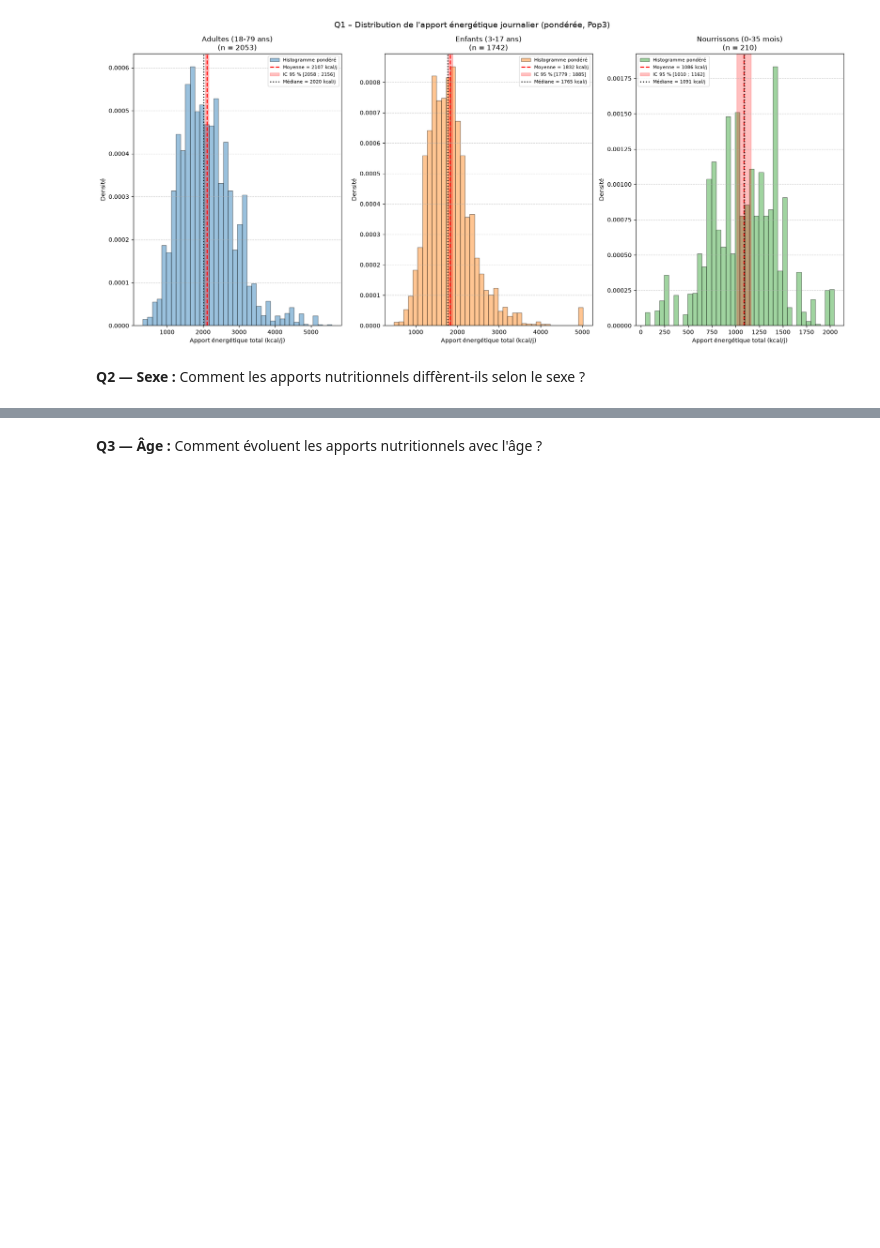
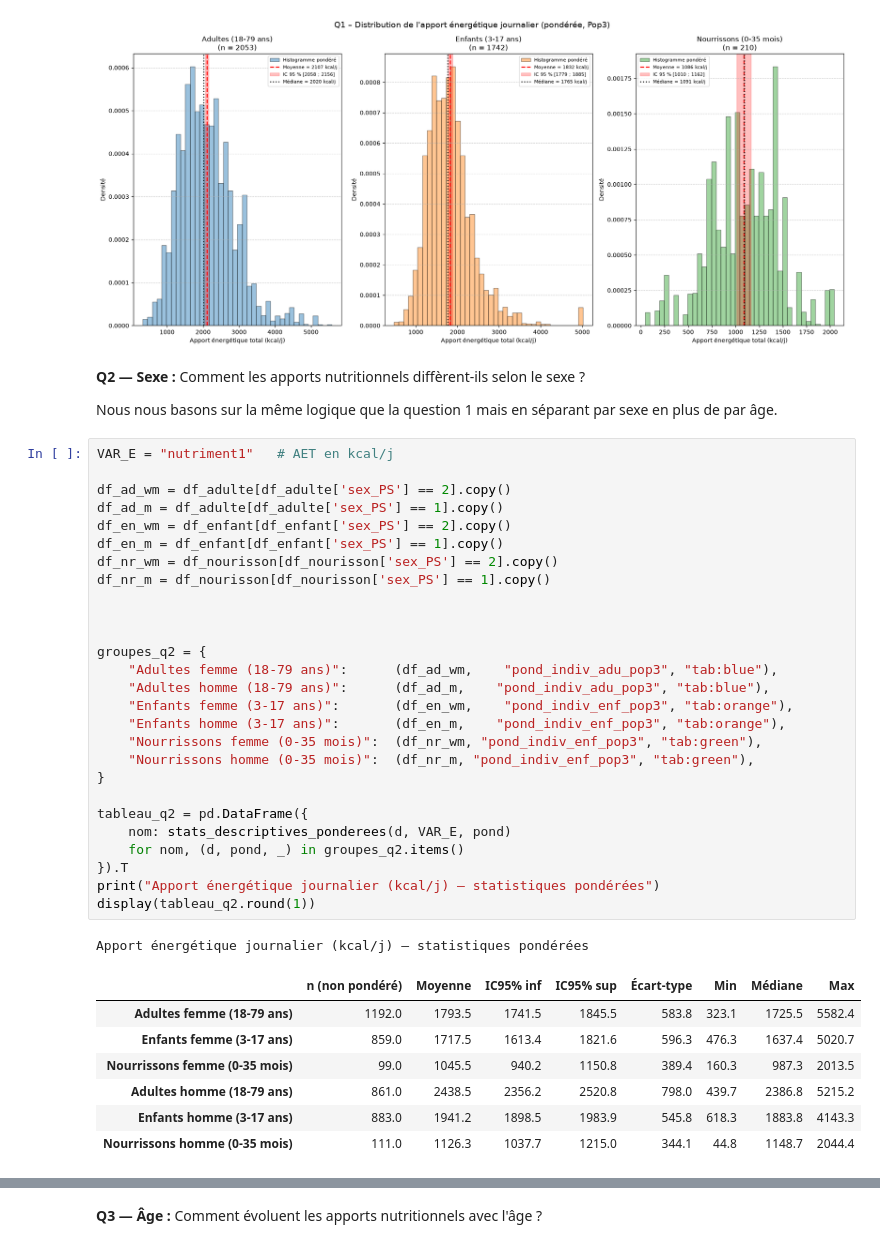
Before and after one commit to Mithrafk/Projet_Collab_Sabine, a Jupyter notebook: TP7/7_Projet_21-10_Sab.ipynb, the cells around one changed output, grey strips where cells are left out. Cells and saved outputs as stored; diff of their text form; blank space fills up the shorter version.

Commit message:
'21/10/2026 Question2'

```diff
--- a/TP7/7_Projet_21-10_Sab.ipynb
+++ b/TP7/7_Projet_21-10_Sab.ipynb
@@ -694,3 +692,41 @@ plt.show()
 # %% [markdown]
 **Q2 — Sexe :**
 Comment les apports nutritionnels diffèrent-ils selon le sexe ?
+
+Nous nous basons sur la même logique que la question 1 mais en séparant par sexe en plus de par âge.
+# %%
+VAR_E = "nutriment1"   # AET en kcal/j
+
+df_ad_wm = df_adulte[df_adulte['sex_PS'] == 2].copy()
+df_ad_m = df_adulte[df_adulte['sex_PS'] == 1].copy()
+df_en_wm = df_enfant[df_enfant['sex_PS'] == 2].copy()
+df_en_m = df_enfant[df_enfant['sex_PS'] == 1].copy()
+df_nr_wm = df_nourisson[df_nourisson['sex_PS'] == 2].copy()
+df_nr_m = df_nourisson[df_nourisson['sex_PS'] == 1].copy()
+
+
+
+groupes_q2 = {
+    "Adultes femme (18-79 ans)":      (df_ad_wm,    "pond_indiv_adu_pop3", "tab:blue"),
+    "Adultes homme (18-79 ans)":      (df_ad_m,    "pond_indiv_adu_pop3", "tab:blue"),
+    "Enfants femme (3-17 ans)":       (df_en_wm,    "pond_indiv_enf_pop3", "tab:orange"),
+    "Enfants homme (3-17 ans)":       (df_en_m,    "pond_indiv_enf_pop3", "tab:orange"),
+    "Nourrissons femme (0-35 mois)":  (df_nr_wm, "pond_indiv_enf_pop3", "tab:green"),
+    "Nourrissons homme (0-35 mois)":  (df_nr_m, "pond_indiv_enf_pop3", "tab:green"),
+}
+
+tableau_q2 = pd.DataFrame({
+    nom: stats_descriptives_ponderees(d, VAR_E, pond)
+    for nom, (d, pond, _) in groupes_q2.items()
+}).T
+print("Apport énergétique journalier (kcal/j) – statistiques pondérées")
+display(tableau_q2.round(1))
+# %% [output]
+Apport énergétique journalier (kcal/j) – statistiques pondérées
+|  | n (non pondéré) | Moyenne | IC95% inf | IC95% sup | Écart-type | Min | Médiane | Max |
+| Adultes femme (18-79 ans) | 1192.0 | 1793.5 | 1741.5 | 1845.5 | 583.8 | 323.1 | 1725.5 | 5582.4 |
+| Enfants femme (3-17 ans) | 859.0 | 1717.5 | 1613.4 | 1821.6 | 596.3 | 476.3 | 1637.4 | 5020.7 |
+| Nourrissons femme (0-35 mois) | 99.0 | 1045.5 | 940.2 | 1150.8 | 389.4 | 160.3 | 987.3 | 2013.5 |
+| Adultes homme (18-79 ans) | 861.0 | 2438.5 | 2356.2 | 2520.8 | 798.0 | 439.7 | 2386.8 | 5215.2 |
+| Enfants homme (3-17 ans) | 883.0 | 1941.2 | 1898.5 | 1983.9 | 545.8 | 618.3 | 1883.8 | 4143.3 |
+| Nourrissons homme (0-35 mois) | 111.0 | 1126.3 | 1037.7 | 1215.0 | 344.1 | 44.8 | 1148.7 | 2044.4 |
```
Also changed, not shown: parts of 2 cells of this notebook.
